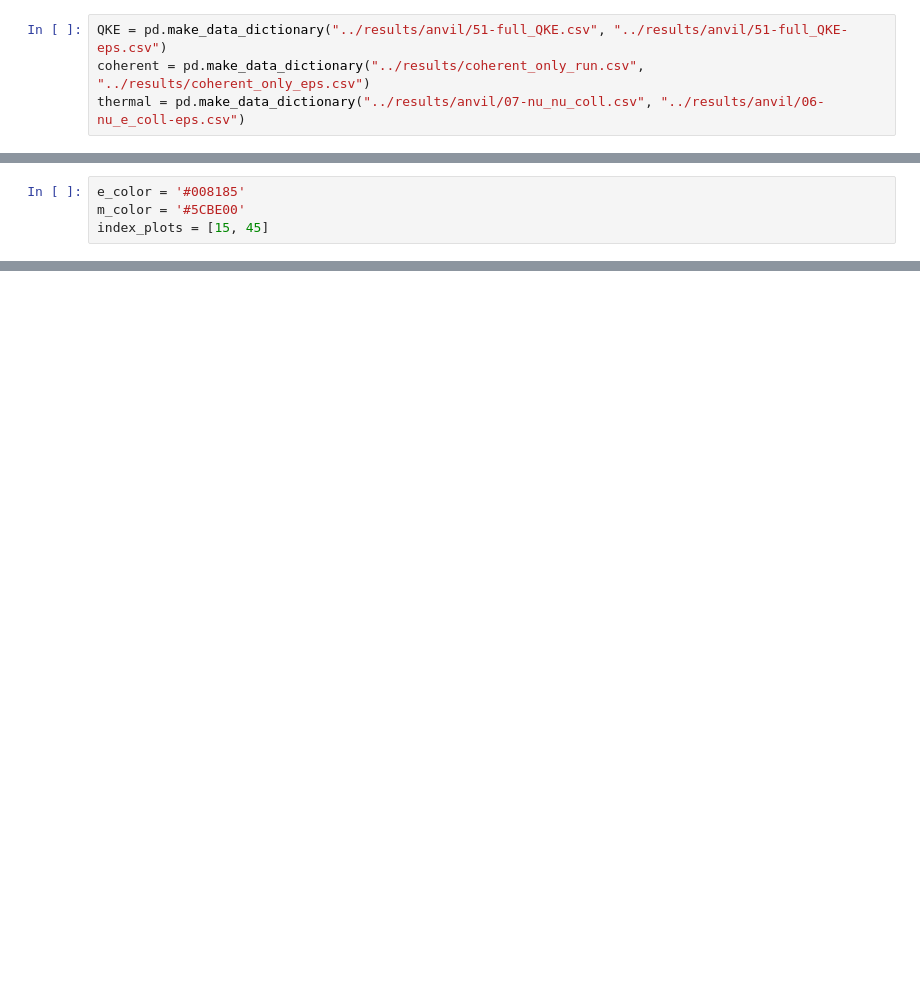
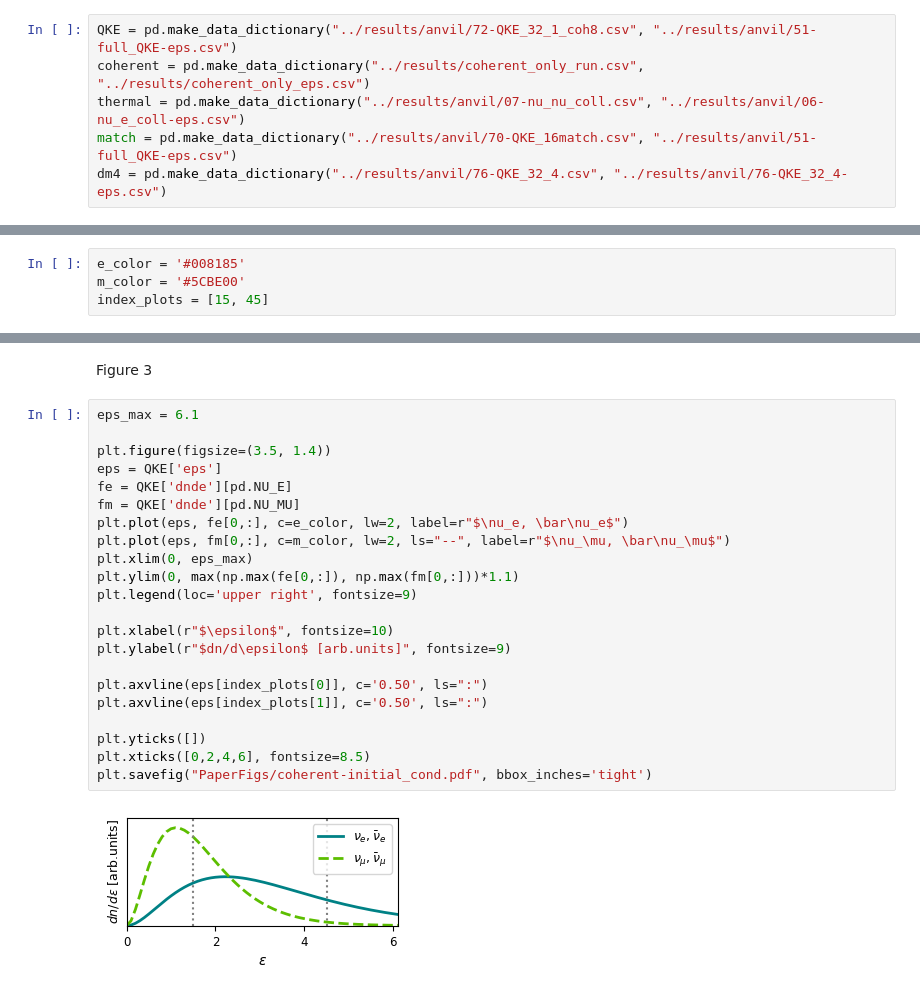
Before and after one commit to nuLABatUSD/QKESolveMPI, a Jupyter notebook: analysis/QKEPaperFigs.ipynb, the cells around one changed output, grey strips where cells are left out. Saved outputs shown, nothing was run; the diff lists cells and outputs as text; blank space fills up the shorter version.

```diff
--- a/analysis/QKEPaperFigs.ipynb
+++ b/analysis/QKEPaperFigs.ipynb
@@ -13,4 +6,6 @@ plt.plot(asym['time'], asym['dnde'][pd.NU_E][:,15])
 # %%
-QKE = pd.make_data_dictionary("../results/anvil/51-full_QKE.csv", "../results/anvil/51-full_QKE-eps.csv")
+QKE = pd.make_data_dictionary("../results/anvil/72-QKE_32_1_coh8.csv", "../results/anvil/51-full_QKE-eps.csv")
 coherent = pd.make_data_dictionary("../results/coherent_only_run.csv", "../results/coherent_only_eps.csv")
 thermal = pd.make_data_dictionary("../results/anvil/07-nu_nu_coll.csv", "../results/anvil/06-nu_e_coll-eps.csv")
+match = pd.make_data_dictionary("../results/anvil/70-QKE_16match.csv", "../results/anvil/51-full_QKE-eps.csv")
+dm4 = pd.make_data_dictionary("../results/anvil/76-QKE_32_4.csv", "../results/anvil/76-QKE_32_4-eps.csv")
@@ -245,0 +39,26 @@ plt.ylim(-2.9, 2.9)
+# %% [markdown]
+Figure 3
+# %%
+eps_max = 6.1
+
+plt.figure(figsize=(3.5, 1.4))
+eps = QKE['eps']
+fe = QKE['dnde'][pd.NU_E]
+fm = QKE['dnde'][pd.NU_MU]
+plt.plot(eps, fe[0,:], c=e_color, lw=2, label=r"$\nu_e, \bar\nu_e$")
+plt.plot(eps, fm[0,:], c=m_color, lw=2, ls="--", label=r"$\nu_\mu, \bar\nu_\mu$")
+plt.xlim(0, eps_max)
+plt.ylim(0, max(np.max(fe[0,:]), np.max(fm[0,:]))*1.1)
+plt.legend(loc='upper right', fontsize=9)
+
+plt.xlabel(r"$\epsilon$", fontsize=10)
+plt.ylabel(r"$dn/d\epsilon$ [arb.units]", fontsize=9)
+
+plt.axvline(eps[index_plots[0]], c='0.50', ls=":")
+plt.axvline(eps[index_plots[1]], c='0.50', ls=":")
+
+plt.yticks([])
+plt.xticks([0,2,4,6], fontsize=8.5)
+plt.savefig("PaperFigs/coherent-initial_cond.pdf", bbox_inches='tight')
+# %% [output]
+[figure, added]
```
Also changed, not shown: parts of 59 cells of this notebook, 1 other file.
